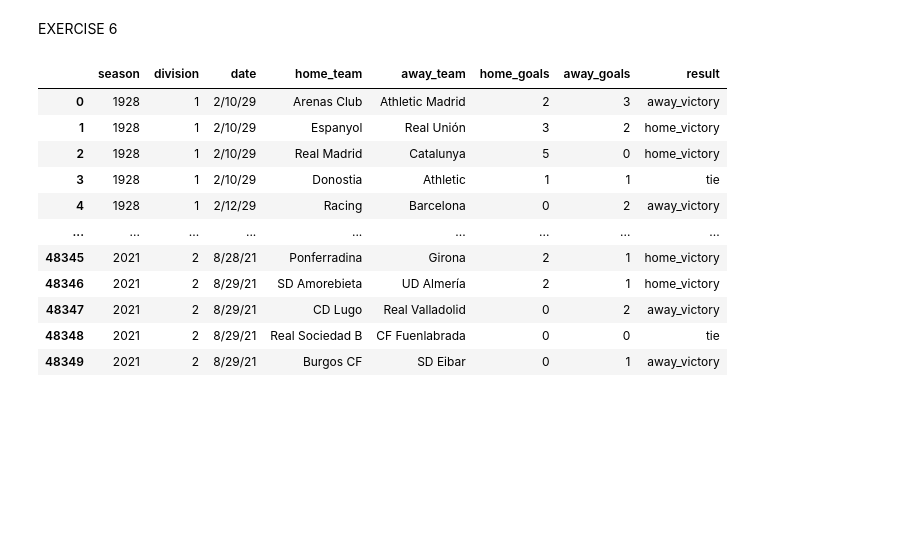
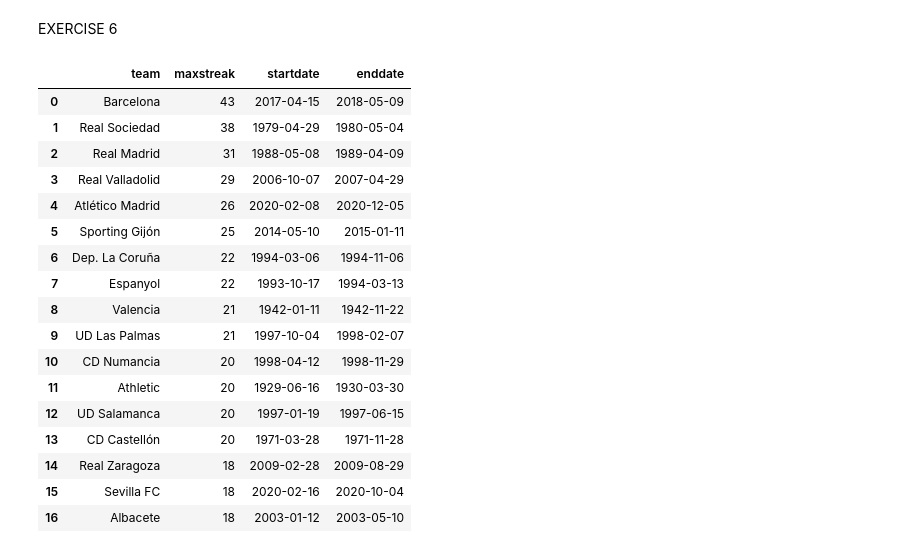
Before and after one commit to AbelBR1997/la-quiniela-abel, a Jupyter notebook: analysis/FinalData.ipynb, the cells around one changed output. Cells and saved outputs as stored; diff of their text form; code cells hidden in the pictures; blank space fills up the shorter version.

Commit message:
FinalData exercise 6 DONE

```diff
--- a/analysis/FinalData.ipynb
+++ b/analysis/FinalData.ipynb
@@ -487,42 +487,99 @@ df
 # %% [markdown]
 EXERCISE 6
 # %%
+#query='SELECT * FROM matches'
+#print(df_matches.iloc[0,2], type(df_matches.iloc[0,2]))
+
 query='SELECT season, division, date, home_team, away_team, score FROM matches'
-#query='SELECT * FROM matches'
+
 df_matches = pd.read_sql_query(query, sqliteConnection)
 
 df_matches = df_matches[df_matches['score'].notna()]
 
 df_matches[['home_goals', 'away_goals']] = df_matches['score'].str.split(':', expand=True)
 
 df_matches['home_goals'] = pd.to_numeric(df_matches['home_goals'])
 df_matches['away_goals'] = pd.to_numeric(df_matches['away_goals'])
 del df_matches['score']
 
 df_matches['seasonbegin'] = df_matches['season'].str.split('-').str[0]
 df_matches['seasonbegin'] = pd.to_numeric(df_matches['seasonbegin'])
 df_matches['season'] = df_matches['seasonbegin']
 del df_matches['seasonbegin']
 
+def datefixer(row):
+    month, day, year = row['date'].split('/')
+    year = int(year)+1900
+    if row['season'] > year:
+        year = year + 100
+    return pd.to_datetime(f"{year}-{month}-{day}")
 
-df_matches['result'] = np.where(df_matches['home_goals'] > df_matches['away_goals'], 'home_victory',
-                                np.where(df_matches['home_goals'] < df_matches['away_goals'], 'away_victory', 'tie'))
+df_matches['date'] = df_matches.apply(datefixer, axis=1)
+df_matches = df_matches.sort_values('date', ascending=True)
 
-#df_matches['mdy'] = df_matches['date'].str.split('/')
-#df_matches['mdy'] = pd.to_numeric(df_matches['mdy'])
+df_matches['winner'] = np.where(df_matches['home_goals'] > df_matches['away_goals'], 1,
+                                np.where(df_matches['home_goals'] < df_matches['away_goals'], 2, 0))
 
-#df_matches.iloc[3]
-df_matches
+df_teams = pd.DataFrame(pd.concat([df_matches["home_team"],df_matches['away_team']]).unique(), columns=['team'])
+#df = pd.DataFrame(df_matches["home_team"].unique(), columns=['team'])
+df_teams = df_teams.sort_values('team', ascending=True).reset_index(drop = True)
+
+def datesandoutcomes(team, df):
+    dates = pd.DataFrame(columns=['date', 'outcome'])
+    team_condition = (df['home_team'] == team) | (df['away_team'] == team)
+    t_condition = df['winner'] == 0
+    w_condition = ((df['home_team'] == team) & (df['winner'] == 1)) | ((df['away_team'] == team) & (df['winner'] == 2))
+    dates['date'] = df.loc[team_condition, 'date']
+    dates['outcome'] = 0
+    dates.loc[team_condition & w_condition, 'outcome'] = 1
+    dates.loc[team_condition & t_condition, 'outcome'] = 1
+    dates = dates.reset_index(drop=True)
+    return dates
+
+#def maxstreakteam(team, df):
+#    df = datesandoutcomes(team, df)
+#    max_ones = df.groupby((df['outcome'] != df['outcome'].shift()).cumsum())['outcome'].sum().max()
+#    return max_ones
+
+def maxstreakteam(team, df):
+    dates_df = datesandoutcomes(team, df)
+    #max_streak = dates_df.groupby((dates_df['outcome'] != dates_df['outcome'].shift()).cumsum())['outcome'].sum().max()
+    #max_streak_df = dates_df[dates_df['outcome'].eq(1)].groupby((dates_df['outcome'] != dates_df['outcome'].shift()).cumsum())['date'].agg(['first', 'last', 'count']).max()
+    dates_df['group'] = (dates_df['outcome'] != dates_df['outcome'].shift()).cumsum()
+    group_lengths = dates_df[dates_df['outcome'] == 1].groupby('group').size()
+    max_length = group_lengths.max()
+    max_group = group_lengths[group_lengths == max_length].index[0]
+    dates_of_longest_streak = dates_df[dates_df['group'] == max_group]['date']
+    finalproduct = [max_length, dates_of_longest_streak.iloc[0], dates_of_longest_streak.iloc[-1]]
+    return finalproduct
+
+df_teams[['maxstreak', 'startdate', 'enddate']] = df_teams['team'].apply(lambda x: pd.Series(maxstreakteam(x, df_matches)))
+
+df_teams = df_teams.sort_values('maxstreak', ascending=False).head(17).reset_index(drop = True)
+
+df_teams
+
+#df[(df['date'] >= pd.to_datetime('2021-05-22'))&(df['date'] <= pd.to_datetime('2021-08-29'))]
+#filtered_df = df.loc[(df['date'] >= start_date) & (df['date'] <= end_date) & ((df['home_team'] == 'Real Sociedad') | (df['away_team'] == 'Real Sociedad'))]
+#print(df_teams[df_teams['team'] == 'Real Sociedad'])
+#print(f"Longitud máxima de la racha: {max_length}")
+#print(f"Fechas de la racha más larga:\n{dates_of_longest_streak}")
 # %% [output]
-|  | season | division | date | home_team | away_team | home_goals | away_goals | result |
-| 0 | 1928 | 1 | 2/10/29 | Arenas Club | Athletic Madrid | 2 | 3 | away_victory |
-| 1 | 1928 | 1 | 2/10/29 | Espanyol | Real Unión | 3 | 2 | home_victory |
-| 2 | 1928 | 1 | 2/10/29 | Real Madrid | Catalunya | 5 | 0 | home_victory |
-| 3 | 1928 | 1 | 2/10/29 | Donostia | Athletic | 1 | 1 | tie |
-| 4 | 1928 | 1 | 2/12/29 | Racing | Barcelona | 0 | 2 | away_victory |
-| ... | ... | ... | ... | ... | ... | ... | ... | ... |
-| 48345 | 2021 | 2 | 8/28/21 | Ponferradina | Girona | 2 | 1 | home_victory |
-| 48346 | 2021 | 2 | 8/29/21 | SD Amorebieta | UD Almería | 2 | 1 | home_victory |
-| 48347 | 2021 | 2 | 8/29/21 | CD Lugo | Real Valladolid | 0 | 2 | away_victory |
-| 48348 | 2021 | 2 | 8/29/21 | Real Sociedad B | CF Fuenlabrada | 0 | 0 | tie |
-| 48349 | 2021 | 2 | 8/29/21 | Burgos CF | SD Eibar | 0 | 1 | away_victory |
+|  | team | maxstreak | startdate | enddate |
+| 0 | Barcelona | 43 | 2017-04-15 | 2018-05-09 |
+| 1 | Real Sociedad | 38 | 1979-04-29 | 1980-05-04 |
+| 2 | Real Madrid | 31 | 1988-05-08 | 1989-04-09 |
+| 3 | Real Valladolid | 29 | 2006-10-07 | 2007-04-29 |
+| 4 | Atlético Madrid | 26 | 2020-02-08 | 2020-12-05 |
+| 5 | Sporting Gijón | 25 | 2014-05-10 | 2015-01-11 |
+| 6 | Dep. La Coruña | 22 | 1994-03-06 | 1994-11-06 |
+| 7 | Espanyol | 22 | 1993-10-17 | 1994-03-13 |
+| 8 | Valencia | 21 | 1942-01-11 | 1942-11-22 |
+| 9 | UD Las Palmas | 21 | 1997-10-04 | 1998-02-07 |
+| 10 | CD Numancia | 20 | 1998-04-12 | 1998-11-29 |
+| 11 | Athletic | 20 | 1929-06-16 | 1930-03-30 |
+| 12 | UD Salamanca | 20 | 1997-01-19 | 1997-06-15 |
+| 13 | CD Castellón | 20 | 1971-03-28 | 1971-11-28 |
+| 14 | Real Zaragoza | 18 | 2009-02-28 | 2009-08-29 |
+| 15 | Sevilla FC | 18 | 2020-02-16 | 2020-10-04 |
+| 16 | Albacete | 18 | 2003-01-12 | 2003-05-10 |
```
Also changed, not shown: parts of 1 cell of this notebook.
